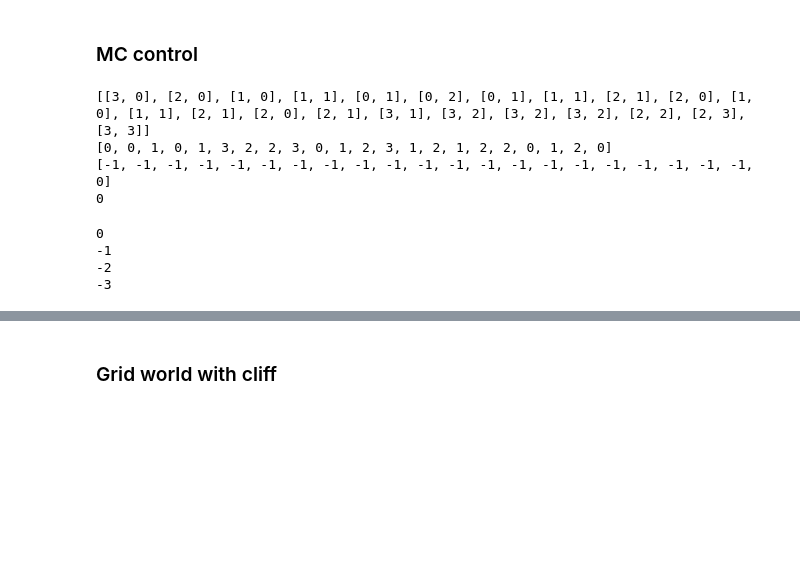
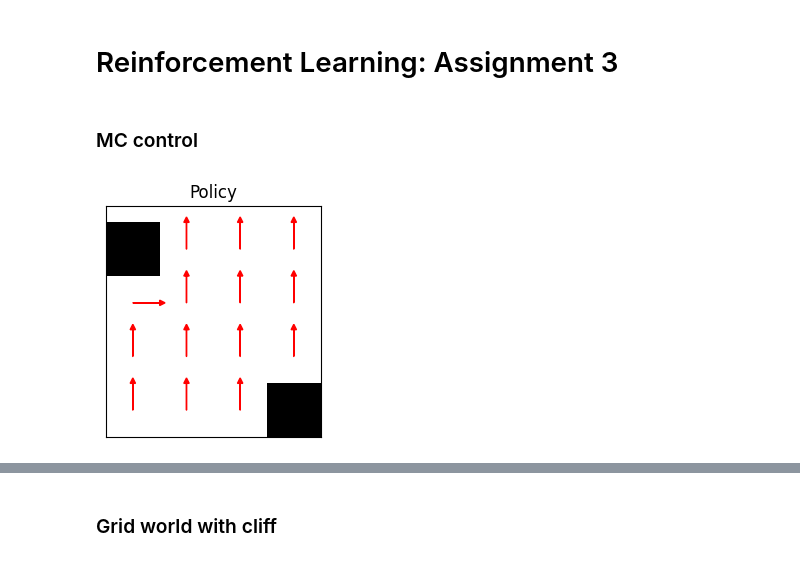
Before and after one commit to NicolaMaestri00/Reinforcement-Learning, a Jupyter notebook: Assignment_3.ipynb, the cells around one changed output, grey strips where cells are left out. Cells and saved outputs as stored; diff of their text form; code cells hidden in the pictures; blank space fills up the shorter version.

```diff
--- a/Assignment_3.ipynb
+++ b/Assignment_3.ipynb
@@ -1,3 +1,5 @@
+# %% [markdown]
+# Reinforcement Learning: Assignment 3
 # %%
 import numpy as np
 import matplotlib.pyplot as plt
@@ -81,24 +83,43 @@ def generate_episode():
             R.append(0)
 
     return S, A, R
+# %%
+def MC_control(n_episodes=1000):
+    # Initialize
+    Q = np.zeros((4, 4, 4))
+    C = np.zeros((4, 4, 4))
+    policy = np.zeros((4, 4, 4))
+    policy[:, :, 0] = 1
+
+    # Loop for each episode
+    for _ in range(n_episodes):
+        # Generate an episode
+        S, A, R = generate_episode()
+        G = 0
+        W = 1
+        flag = 0
+        # Loop for each step of episode
+        for t in range(len(S)-2, -1, -1):
+            # print(t)
+            G = 1*G + R[t]
+            C[S[t][0], S[t][1], A[t]] += W
+            Q[S[t][0], S[t][1], A[t]] += W/C[S[t][0], S[t][1], A[t]]*(G-Q[S[t][0], S[t][1], A[t]])
+            idx = np.argmax(Q[S[t][0], S[t][1]])
+            policy[S[t][0], S[t][1]] = 0
+            policy[S[t][0], S[t][1], idx] = 1
+            if idx != A[t]:
+                break
+            W = W/0.25
+
+    return policy
 # %%
 # Grid World                                    4x4 Matrix
 grid_world = np.zeros((4,4))
-# grid_world[0,0] = 10
-# grid_world[3,3] = 10
+grid_world[0,0] = 1
+grid_world[3,3] = 1
 
-# episode
-S, A, R = generate_episode()
+policy = MC_control(n_episodes=1000)
 
-for i in range(len(S)):
-    grid_world[S[i][0], S[i][1]] += 1
-
-print(S)
-print(A)
-print(R)
-print(R[-1])
+plot_policy(grid_world=grid_world, policy=policy)
 # %% [output]
-[[3, 0], [2, 0], [1, 0], [1, 1], [0, 1], [0, 2], [0, 1], [1, 1], [2, 1], [2, 0], [1, 0], [1, 1], [2, 1], [2, 0], [2, 1], [3, 1], [3, 2], [3, 2], [3, 2], [2, 2], [2, 3], [3, 3]]
-[0, 0, 1, 0, 1, 3, 2, 2, 3, 0, 1, 2, 3, 1, 2, 1, 2, 2, 0, 1, 2, 0]
-[-1, -1, -1, -1, -1, -1, -1, -1, -1, -1, -1, -1, -1, -1, -1, -1, -1, -1, -1, -1, -1, 0]
-0
+[figure, added]
@@ -136,12 +125,0 @@ def MC_control(n_episodes=1000):
-# %%
-# Grid World                                    4x4 Matrix
-grid_world = np.zeros((4,4))
-
-policy = MC_control(n_episodes=1)
-
-# plot_policy(grid_world=grid_world, policy=policy)
-# %% [output]
-0
--1
--2
--3
```
Also changed, not shown: parts of 3 cells of this notebook, 2 other files.
